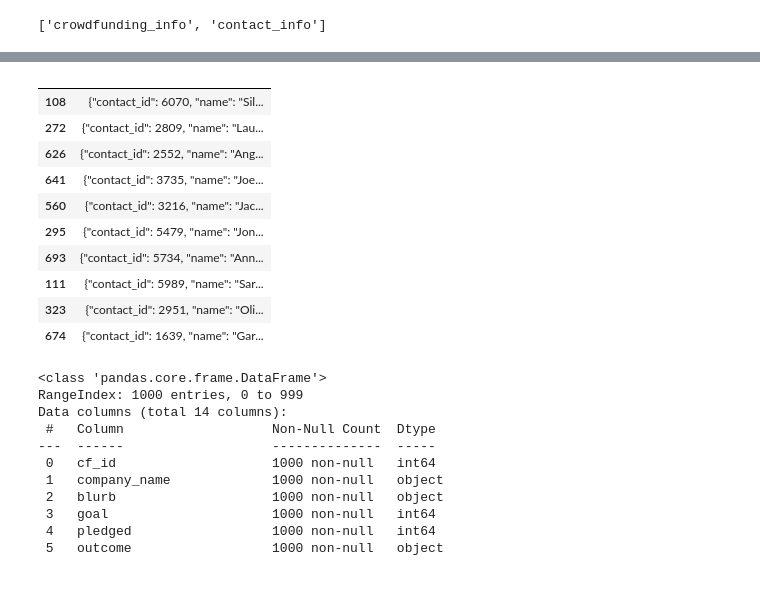
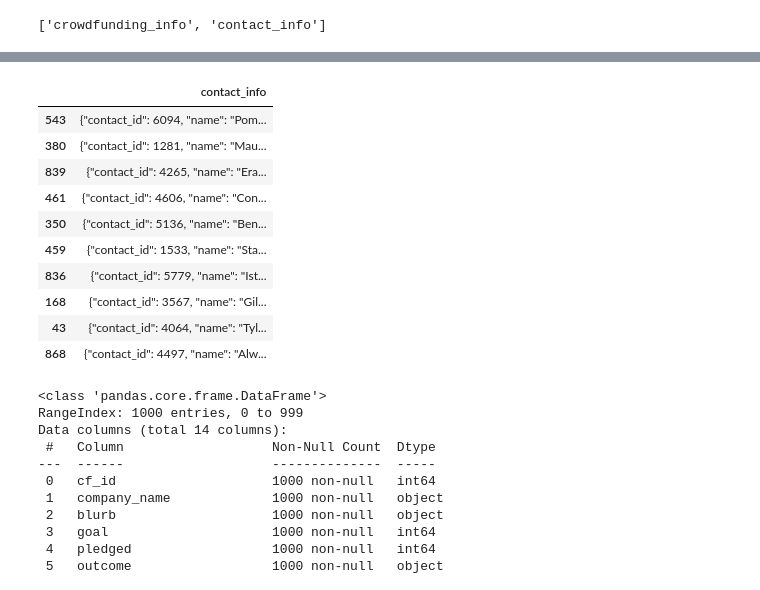
Before and after one commit to LordNebbs/BootcampModule8, a Jupyter notebook: ETL.ipynb, the cells around one changed output, grey strips where cells are left out. Drawn from its saved outputs; the diff is of its cells as text; code cells hidden in the pictures.

```diff
--- a/ETL.ipynb
+++ b/ETL.ipynb
@@ -21,21 +21,21 @@ crowdfunding_info_df.head()
 # %%
 # Get the contact_info from the contact_info worksheet.
 # Increase the width of the column.
 pd.set_option('max_colwidth', 400)
-contact_info_df = pd.read_excel(crowdfunding_data, sheet_name='contact_info', header=2)
+contact_info_df = pd.read_excel(crowdfunding_data, sheet_name='contact_info', header=3)
 contact_info_df.sample(n=10)
 # %% [output]
-|  |  |
-| 108 | {"contact_id": 6070, "name": "Sil... |
-| 272 | {"contact_id": 2809, "name": "Lau... |
-| 626 | {"contact_id": 2552, "name": "Ang... |
-| 641 | {"contact_id": 3735, "name": "Joe... |
-| 560 | {"contact_id": 3216, "name": "Jac... |
-| 295 | {"contact_id": 5479, "name": "Jon... |
-| 693 | {"contact_id": 5734, "name": "Ann... |
-| 111 | {"contact_id": 5989, "name": "Sar... |
-| 323 | {"contact_id": 2951, "name": "Oli... |
-| 674 | {"contact_id": 1639, "name": "Gar... |
+|  | contact_info |
+| 543 | {"contact_id": 6094, "name": "Pom... |
+| 380 | {"contact_id": 1281, "name": "Mau... |
+| 839 | {"contact_id": 4265, "name": "Era... |
+| 461 | {"contact_id": 4606, "name": "Con... |
+| 350 | {"contact_id": 5136, "name": "Ben... |
+| 459 | {"contact_id": 1533, "name": "Sta... |
+| 836 | {"contact_id": 5779, "name": "Ist... |
+| 168 | {"contact_id": 3567, "name": "Gil... |
+| 43 | {"contact_id": 4064, "name": "Tyl... |
+| 868 | {"contact_id": 4497, "name": "Alw... |
 # %%
 # Get a brief summary of the crowdfunding_info DataFrame.
 crowdfunding_info_df.info()
```
Also changed, not shown: parts of 18 cells of this notebook, 1 other file.
